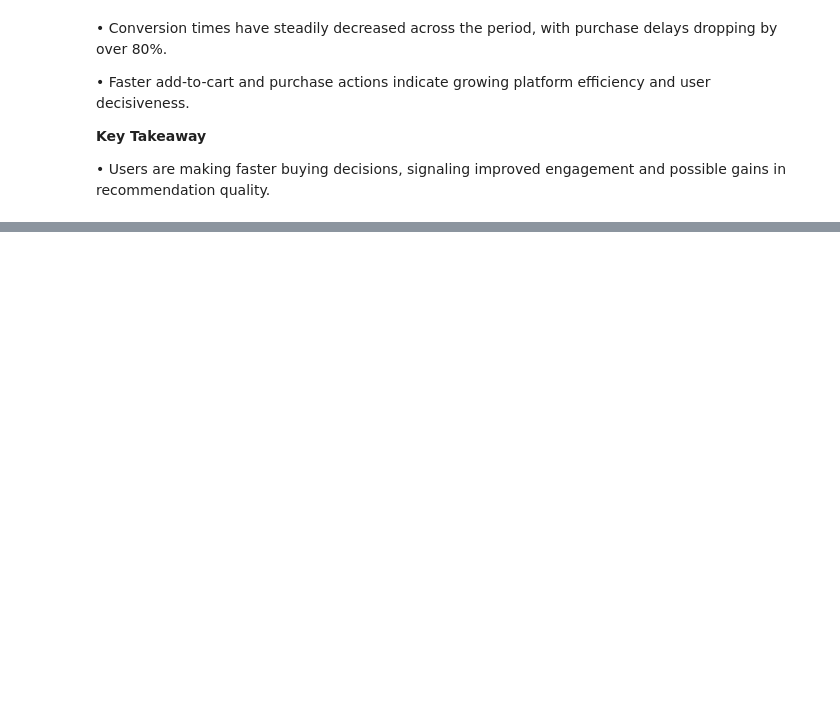
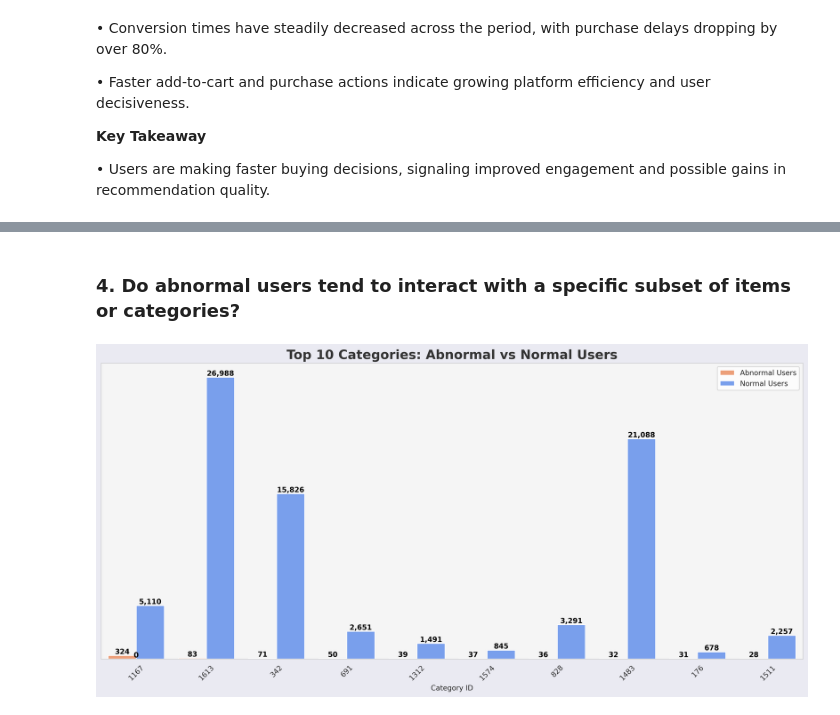
Before and after one commit to dspselorm/Recommendation-System-Analysis, a Jupyter notebook: Recommendation_System_Analysis.ipynb, the cells around one changed output, grey strips where cells are left out. Saved outputs shown, nothing was run; the diff lists cells and outputs as text; code cells hidden in the pictures; blank space fills up the shorter version.

```diff
--- a/Recommendation_System_Analysis.ipynb
+++ b/Recommendation_System_Analysis.ipynb
@@ -636,0 +766,66 @@ See the caveats in the documentation: https://pandas.pydata.org/pandas-docs/stab
+# %% [markdown]
+### **4. Do abnormal users tend to interact with a specific subset of items or categories?**
+# %%
+# --- Separate abnormal & normal users ---
+abnormal_ids = top_outliers['visitorid'].unique()
+df_abnormal = df_cleaned_final[df_cleaned_final['visitorid'].isin(abnormal_ids)]
+df_normal = df_cleaned_final[~df_cleaned_final['visitorid'].isin(abnormal_ids)]
+
+# --- Count top categories for abnormal users ---
+abnormal_counts = (
+    df_abnormal.groupby('categoryid').size().reset_index(name='count')
+    .sort_values(by='count', ascending=False)
+    .head(10)
+)
+abnormal_counts['user_type'] = 'Abnormal Users'
+
+# --- Count top categories for normal users ---
+normal_counts = (
+    df_normal.groupby('categoryid').size().reset_index(name='count')
+)
+# Filter to same top abnormal categories for fair comparison
+normal_counts = normal_counts[normal_counts['categoryid'].isin(abnormal_counts['categoryid'])]
+normal_counts = normal_counts.groupby('categoryid')['count'].sum().reset_index()
+normal_counts['user_type'] = 'Normal Users'
+
+# --- Combine ---
+cat_compare = pd.concat([abnormal_counts, normal_counts], ignore_index=True)
+
+# --- Sort by abnormal count for plotting ---
+order = abnormal_counts['categoryid']
+
+# --- Plot ---
+sns.set_style("whitegrid")
+plt.figure(figsize=(14, 7), dpi=300)
+
+bar = sns.barplot(
+    data=cat_compare,
+    x='categoryid', y='count', hue='user_type',
+    order=order,
+    palette=['#ff9966', '#6699ff']  # warm for abnormal, cool for normal
+)
+
+# --- Add labels ---
+for p in bar.patches:
+    height = p.get_height()
+    bar.annotate(f'{int(height):,}',
+                 (p.get_x() + p.get_width() / 2., height),
+                 ha='center', va='bottom', fontsize=10, weight='bold', color='black')
+
+# --- Labels & styling ---
+plt.title('Top 10 Categories: Abnormal vs Normal Users', fontsize=18, weight='bold', color='#333')
+plt.xlabel('Category ID')
+plt.ylabel('')
+plt.yticks([])
+plt.xticks(rotation=45)
+plt.gca().set_facecolor('#f5f5f5')
+plt.gcf().set_facecolor('#eaeaf2')
+plt.grid(False)
+plt.legend(title='', loc='upper right')
+
+# Save & show
+plt.tight_layout()
+plt.savefig('/content/drive/MyDrive/Azubi_TMP/Recommendation_System_Project/Charts/category_distribution_abnormal_vs_normal.png', dpi=300, bbox_inches='tight')
+plt.show()
+# %% [output]
+[figure, added]
```
Also changed, not shown: parts of 42 cells of this notebook.
